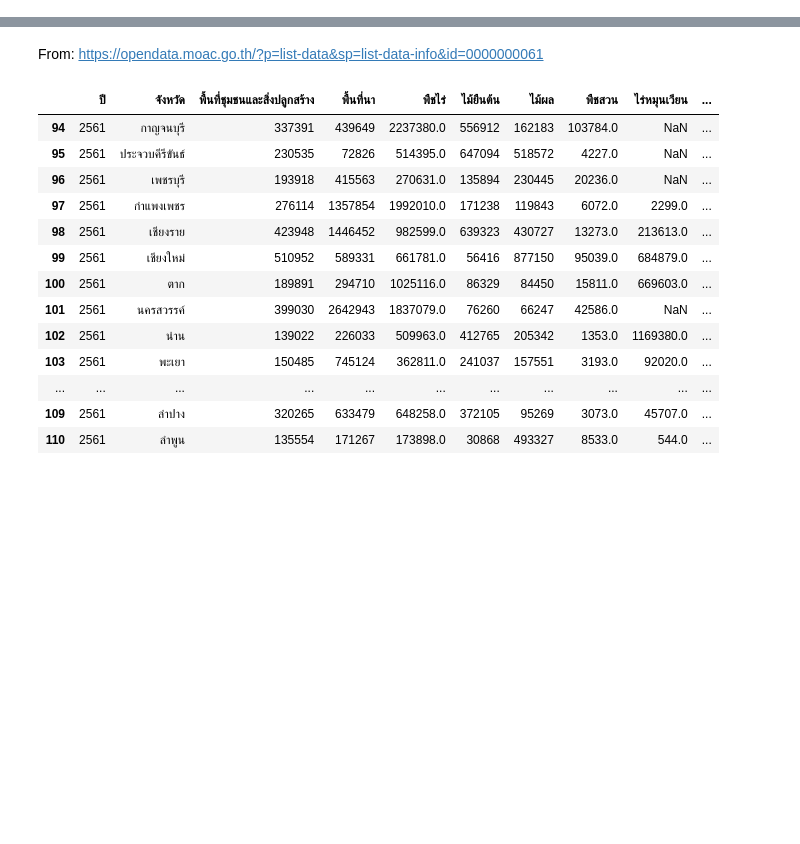
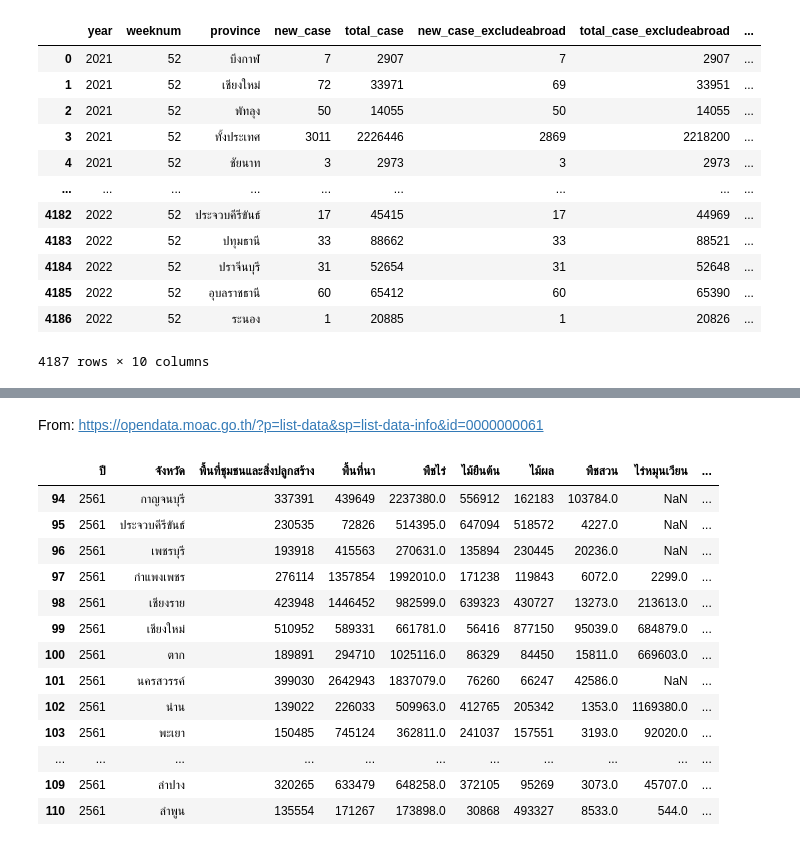
Before and after one commit to Zylink2/Machine_Learning_Project_2, a Jupyter notebook: Test_Com.ipynb, the cells around one changed output, grey strips where cells are left out. Cells and saved outputs as stored; diff of their text form; code cells hidden in the pictures; blank space fills up the shorter version.

```diff
--- a/Test_Com.ipynb
+++ b/Test_Com.ipynb
@@ -3,3 +3,20 @@ import pandas as pd
 import seaborn as sns
 %matplotlib inline
 %config InlineBackend.figure_format='retina'
+# %%
+covid = pd.read_csv("https://covid19.ddc.moph.go.th/api/CSV/Cases/timeline-cases-by-provinces")
+covid
+# %% [output]
+|  | year | weeknum | province | new_case | total_case | new_case_excludeabroad | total_case_excludeabroad | ... |
+| 0 | 2021 | 52 | บึงกาฬ | 7 | 2907 | 7 | 2907 | ... |
+| 1 | 2021 | 52 | เชียงใหม่ | 72 | 33971 | 69 | 33951 | ... |
+| 2 | 2021 | 52 | พัทลุง | 50 | 14055 | 50 | 14055 | ... |
+| 3 | 2021 | 52 | ทั้งประเทศ | 3011 | 2226446 | 2869 | 2218200 | ... |
+| 4 | 2021 | 52 | ชัยนาท | 3 | 2973 | 3 | 2973 | ... |
+| ... | ... | ... | ... | ... | ... | ... | ... | ... |
+| 4182 | 2022 | 52 | ประจวบคีรีขันธ์ | 17 | 45415 | 17 | 44969 | ... |
+| 4183 | 2022 | 52 | ปทุมธานี | 33 | 88662 | 33 | 88521 | ... |
+| 4184 | 2022 | 52 | ปราจีนบุรี | 31 | 52654 | 31 | 52648 | ... |
+| 4185 | 2022 | 52 | อุบลราชธานี | 60 | 65412 | 60 | 65390 | ... |
+| 4186 | 2022 | 52 | ระนอง | 1 | 20885 | 1 | 20826 | ... |
+4187 rows × 10 columns
```
Also changed, not shown: parts of 2 cells of this notebook, 1 other file.
